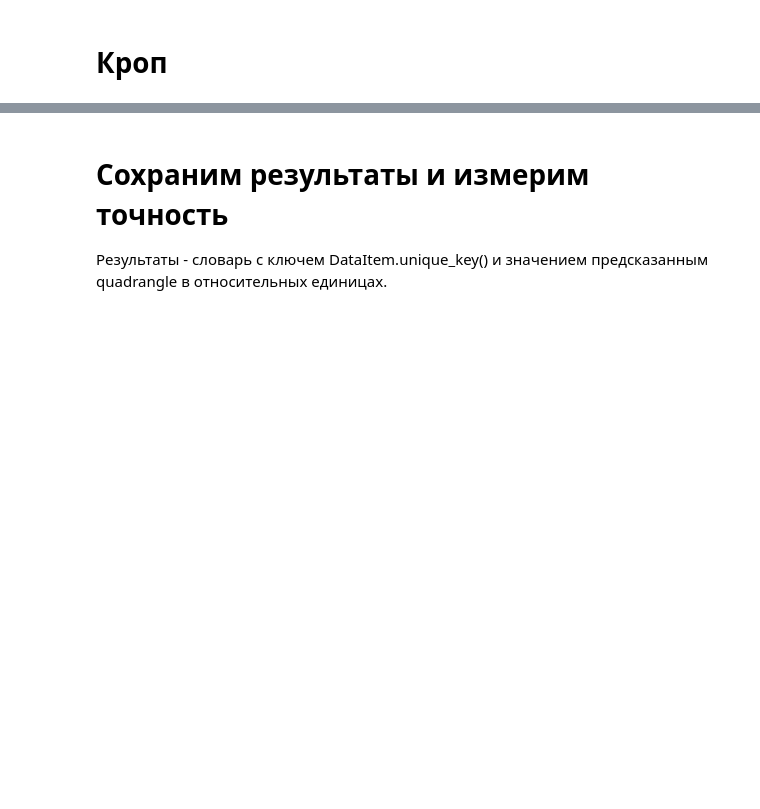
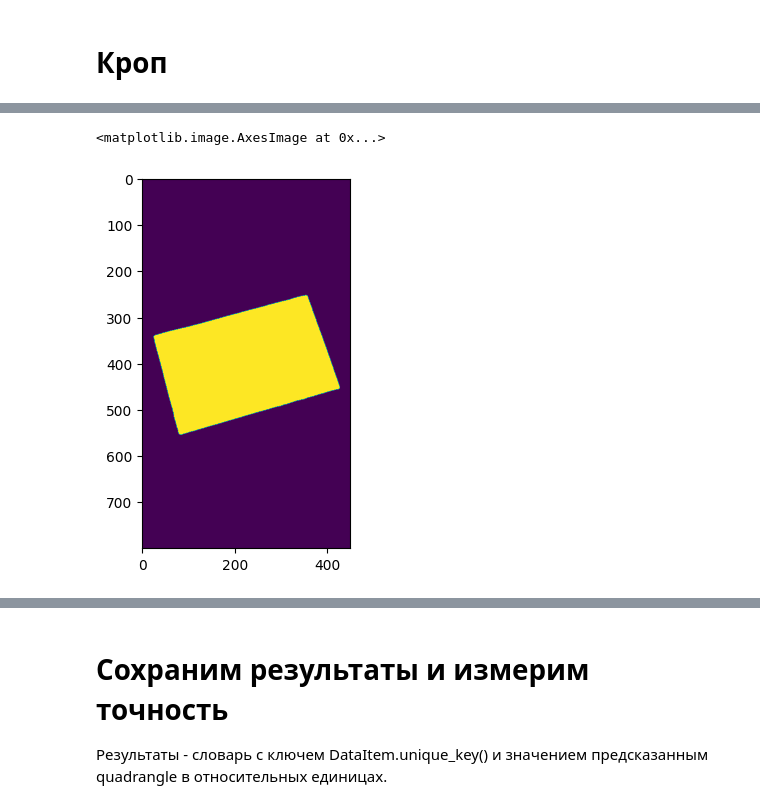
Before and after one commit to ConstantIrritation/course_intro_ocr, a Jupyter notebook: task1/crop.ipynb, the cells around one changed output, grey strips where cells are left out. Cells and saved outputs as stored; diff of their text form; code cells hidden in the pictures; blank space fills up the shorter version.

Commit message:
remade task 1 with midv-500 pretrained Unet

```diff
--- a/task1/crop.ipynb
+++ b/task1/crop.ipynb
@@ -213,0 +105,2 @@ dp[38].show(pred_quad)
+# %%
+model = create_model("Unet_resnet34_2020-05-19")
@@ -213,0 +109,27 @@ dp[38].show(pred_quad)
+# %%
+def crop(image, only_corners=True):
+    transform = albu.Compose([albu.Normalize(p=1)], p=1)
+    padded_image, pads = pad(image, factor=32, border=cv2.BORDER_CONSTANT)
+    x = transform(image=padded_image)["image"]
+    x = torch.unsqueeze(tensor_from_rgb_image(x), 0)
+
+    with torch.no_grad():
+        prediction = model(x)[0][0]
+    mask = (prediction > 0).cpu().numpy().astype(np.uint8)
+    mask = unpad(mask, pads)
+
+    contours, _ = cv2.findContours(mask, cv2.RETR_EXTERNAL, cv2.CHAIN_APPROX_SIMPLE)
+    contour = max(contours, key=cv2.contourArea)
+
+    box = np.array(cv2.approxPolyDP(contour, 0.02 * cv2.arcLength(contour, True), True)).astype(np.float64)
+    box = box.reshape(4,2)
+
+    y = mask.shape[0]
+    x = mask.shape[1]
+    mawtab = np.array([x, y] * 4).reshape(4, 2)
+    box /= mawtab
+
+    if only_corners:
+        return box
+    else:
+        return box, mask
@@ -213,0 +138,10 @@ dp[38].show(pred_quad)
+# %%
+test_image = np.array(data_packs[0][5].image)
+pred, mask = crop(test_image, False)
+pred = np.roll(pred, -1, axis=0)
+ans = data_packs[0][5].quadrangle
+# %%
+imshow(mask)
+# %% [output]
+<matplotlib.image.AxesImage at 0x...>
+[figure, added]
```
Also changed, not shown: parts of 34 cells of this notebook, 1 other file.
